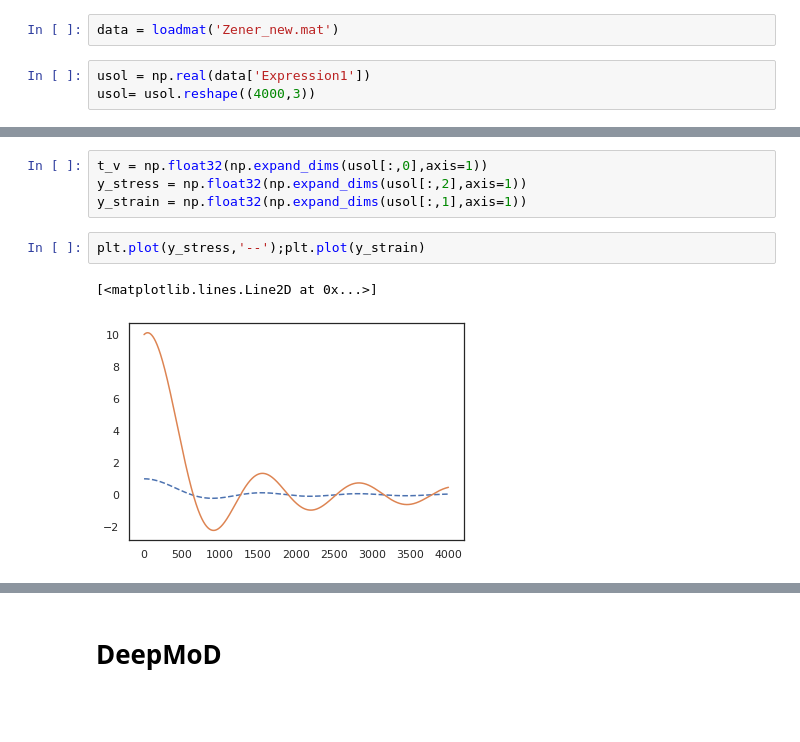
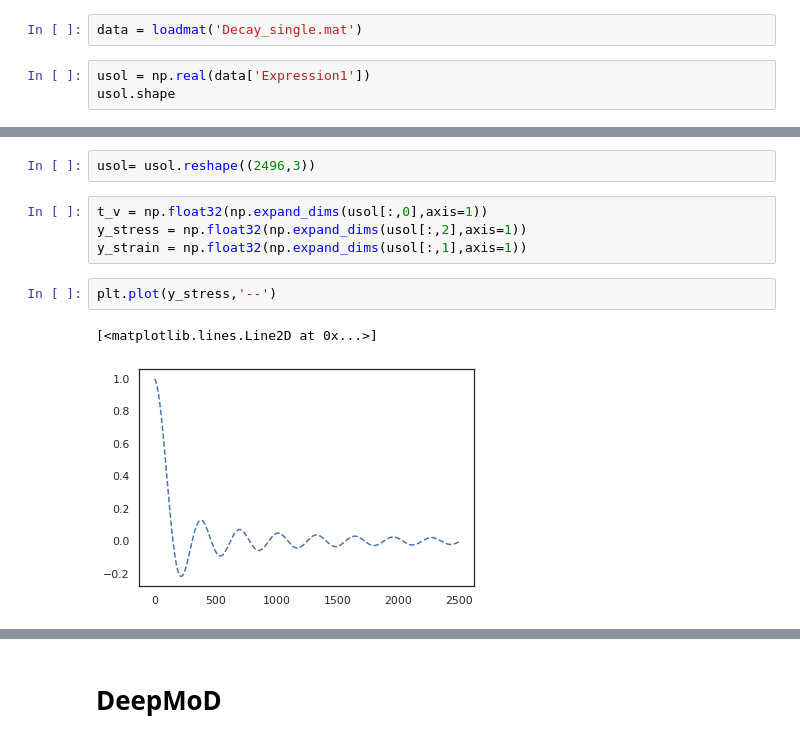
Before and after one commit to akshay-vedi/DeePyMoD_torch, a Jupyter notebook: notebooks/Mechanics/Zener_single.ipynb, the cells around one changed output, grey strips where cells are left out. Saved outputs shown, nothing was run; the diff lists cells and outputs as text; blank space fills up the shorter version.

```diff
--- a/notebooks/Mechanics/Zener_single.ipynb
+++ b/notebooks/Mechanics/Zener_single.ipynb
@@ -22,5 +23,5 @@ from scipy.integrate import odeint
 # %%
-data = loadmat('Zener_new.mat')
+data = loadmat('Decay_single.mat')
 # %%
 usol = np.real(data['Expression1'])
-usol= usol.reshape((4000,3))
+usol.shape
@@ -27,9 +30,11 @@ usol= usol.reshape((4000,3))
+# %%
+usol= usol.reshape((2496,3))
 # %%
 t_v = np.float32(np.expand_dims(usol[:,0],axis=1))
 y_stress = np.float32(np.expand_dims(usol[:,2],axis=1))
 y_strain = np.float32(np.expand_dims(usol[:,1],axis=1))
 # %%
-plt.plot(y_stress,'--');plt.plot(y_strain)
+plt.plot(y_stress,'--')
 # %% [output]
 [<matplotlib.lines.Line2D at 0x...>]
-[figure, old version]
+[figure, new version]
```
Also changed, not shown: parts of 17 cells of this notebook, 20 other files.
